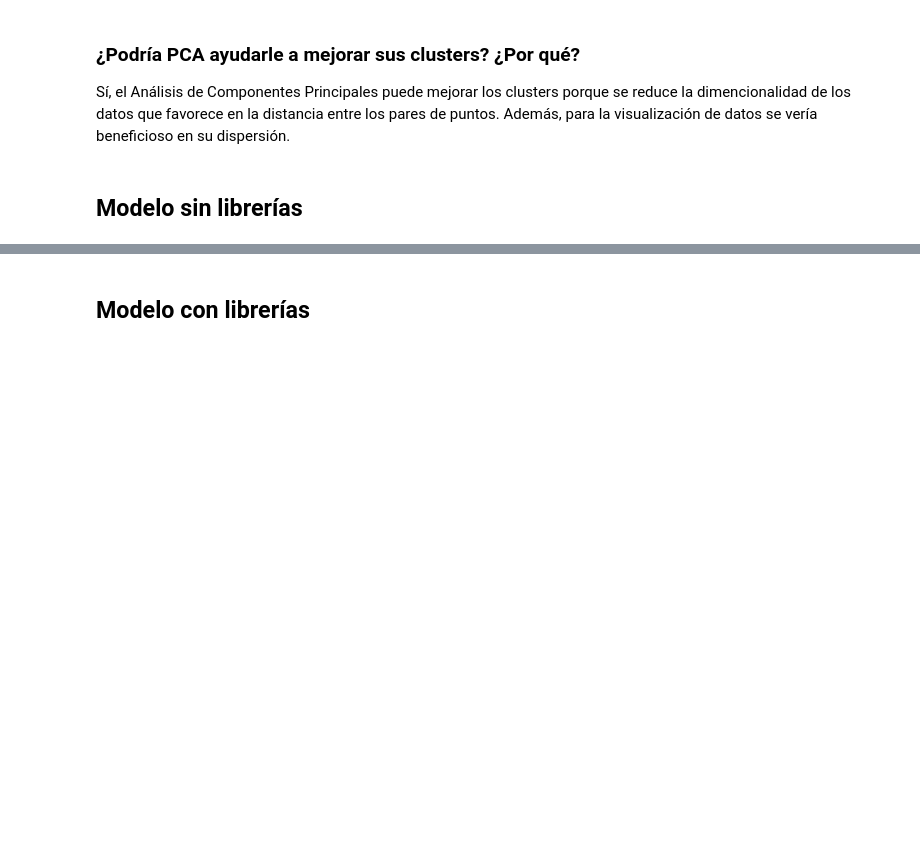
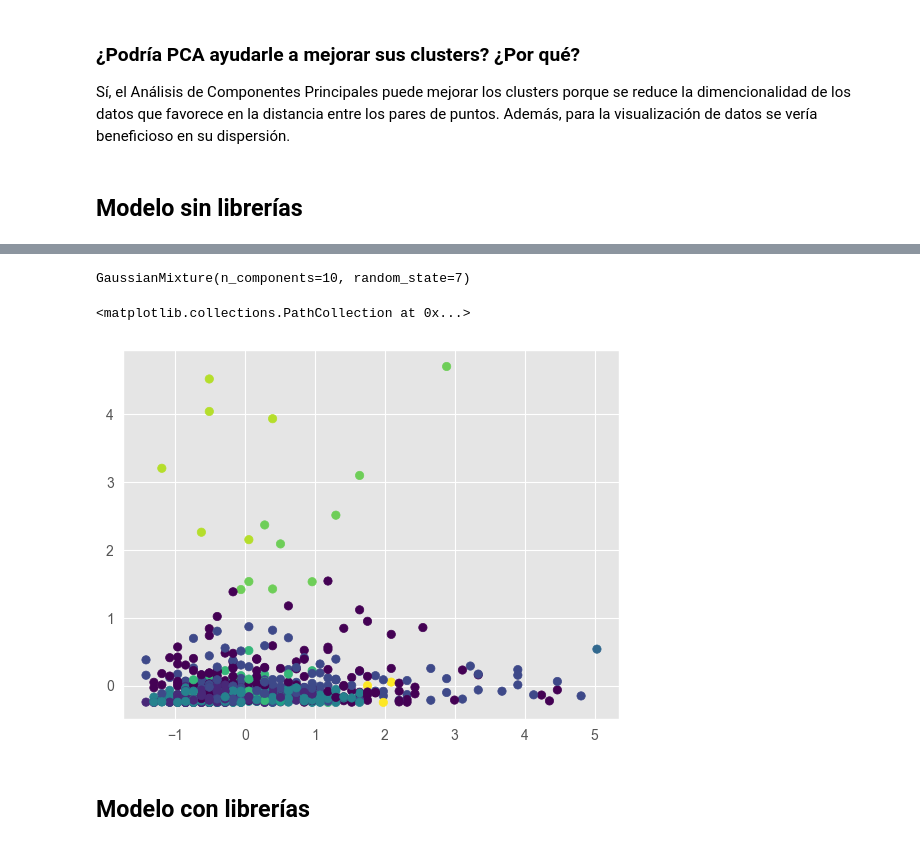
Before and after one commit to bl33h/bankCustomerSegmentation, a Jupyter notebook: bankCustomerSegmentation.ipynb, the cells around one changed output, grey strips where cells are left out. Drawn from its saved outputs; the diff is of its cells as text; code cells hidden in the pictures; blank space fills up the shorter version.

```diff
--- a/bankCustomerSegmentation.ipynb
+++ b/bankCustomerSegmentation.ipynb
@@ -487,11 +472,0 @@ WARNING:tensorflow:From c:\Users\euroc\Desktop\U\IA\IA-Phising-Website-Detection
-# %%
-n_components = 5
-x1 = scaled_features['CustomerAge']
-x2  = scaled_features['Amount']
-x3 = scaled_features['Balance']
-x4 = scaled_features['Female?']
-X = np.concatenate ((x1,x2,x3,x4))
-n_samples, n_features = scaled_features.shape
-probs = [0.2,0.2,0.2,0.2,0.2]
-means = np.random.choice(X, n_components)
-variances = np.random.random_sample(size=n_components)
@@ -521,3 +523,17 @@ em(X)
+# %%
+gmm = GaussianMixtureModel(n_components=4)
+# %%
+samples = scaled_features.sample(1000, random_state=7)
+gmm.fit(samples)
+# %% [output]
+GaussianMixture(n_components=10, random_state=7)
+# %%
+labels = gmm.predict(samples)
+# %%
+plt.scatter(samples['CustomerAge'], samples['Amount'], c=labels, cmap='viridis')
+# %% [output]
+<matplotlib.collections.PathCollection at 0x...>
+[figure, added]
 # %% [markdown]
 ## Modelo con librerías
 # %%
```
Also changed, not shown: parts of 6 cells of this notebook.
